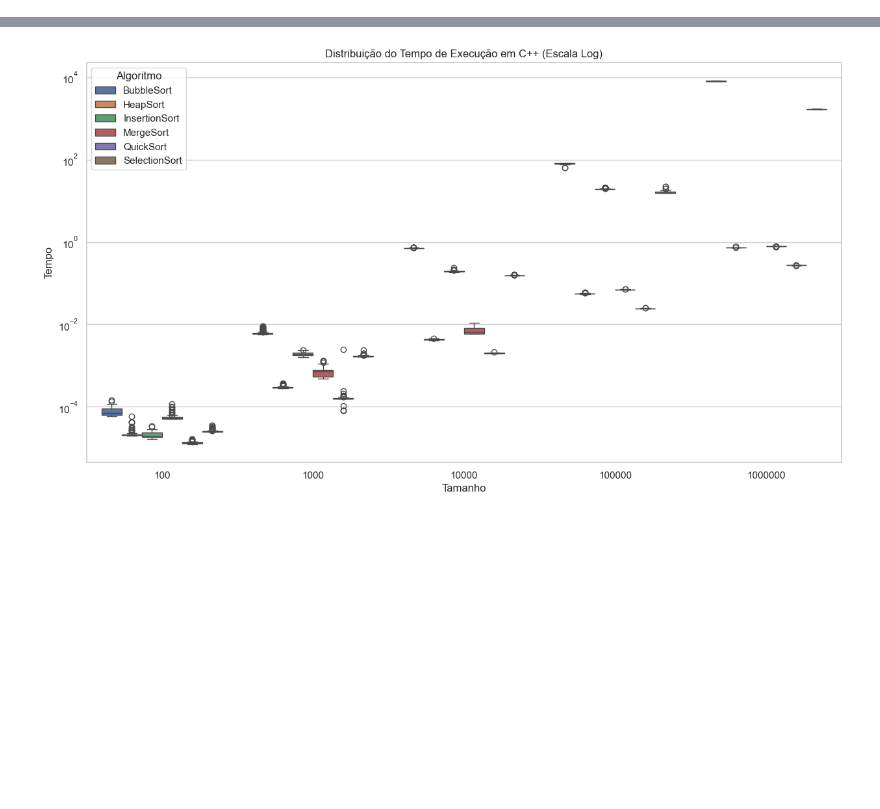
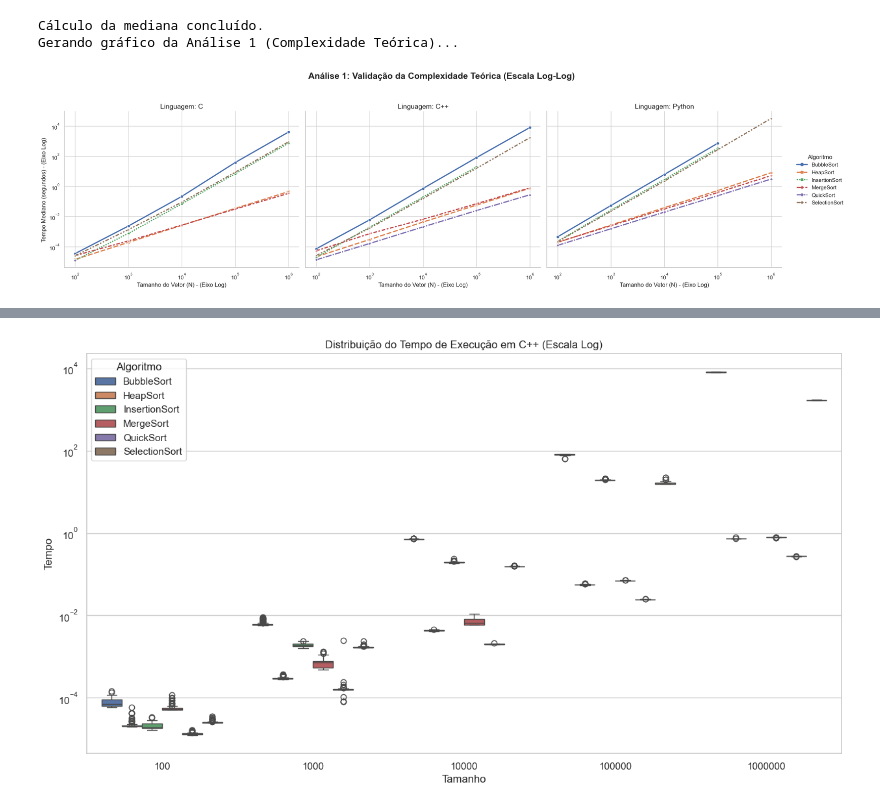
Before and after one commit to Edmagno/TCC, a Jupyter notebook: Análise/Análise de desempenho.ipynb, the cells around one changed output, grey strips where cells are left out. Drawn from its saved outputs; the diff is of its cells as text; code cells hidden in the pictures; blank space fills up the shorter version.

```diff
--- a/Análise/Análise de desempenho.ipynb
+++ b/Análise/Análise de desempenho.ipynb
@@ -107,0 +245,54 @@ display(df_completo)
+# %%
+df_mediana = df_limpo.groupby(
+    ['Linguagem', 'Algoritmo', 'Tamanho']
+)['Tempo'].median().reset_index()
+
+# Renomear a coluna para clareza no gráfico
+df_mediana = df_mediana.rename(columns={'Tempo': 'TempoMediano'})
+
+print("Cálculo da mediana concluído.")
+
+# --- Passo 2: Gerar o Gráfico de Complexidade (Log-Log) ---
+
+print("Gerando gráfico da Análise 1 (Complexidade Teórica)...")
+
+# Define um tema com grid para facilitar a leitura
+sns.set_theme(style="whitegrid")
+
+# Usamos 'relplot' para criar as colunas (facetas) por Linguagem
+g = sns.relplot(
+    data=df_mediana,
+    x='Tamanho',          # Eixo X: Tamanho do vetor
+    y='TempoMediano',     # Eixo Y: Tempo MEDIANO
+    hue='Algoritmo',      # Uma cor para cada algoritmo
+    style='Algoritmo',    # Um estilo de linha/marcador para cada algoritmo
+    col='Linguagem',      # CRIA UMA COLUNA (gráfico) PARA CADA LINGUAGEM
+    kind='line',          # Tipo de gráfico
+    lw=2.5,               # Grossura da linha
+    markers=True,         # Adiciona marcadores nos pontos de dados
+    height=6,             # Altura de CADA gráfico
+    aspect=1.2            # Proporção: largura = 1.2 * altura
+)
+
+# --- A PARTE MAIS IMPORTANTE ---
+# Aplicar as escalas Logarítmicas
+g.set(xscale='log', yscale='log')
+
+# Ajustar títulos e rótulos
+g.set_axis_labels('Tamanho do Vetor (N) - (Eixo Log)', 'Tempo Mediano (segundos) - (Eixo Log)')
+g.set_titles(col_template="Linguagem: {col_name}", size=14) # Título para cada sub-gráfico
+g.fig.suptitle('Análise 1: Validação da Complexidade Teórica (Escala Log-Log)',
+                 y=1.05, fontsize=18, weight='bold')
+
+# Ajusta o layout
+g.tight_layout()
+
+# Mostrar o gráfico
+plt.show()
+
+# Para salvar a imagem (opcional)
+g.savefig('analise1_complexidade_log_log.png', dpi=300)
+# %% [output]
+Cálculo da mediana concluído.
+Gerando gráfico da Análise 1 (Complexidade Teórica)...
+[figure, added]
```
Also changed, not shown: parts of 35 cells of this notebook, 14 other files.
